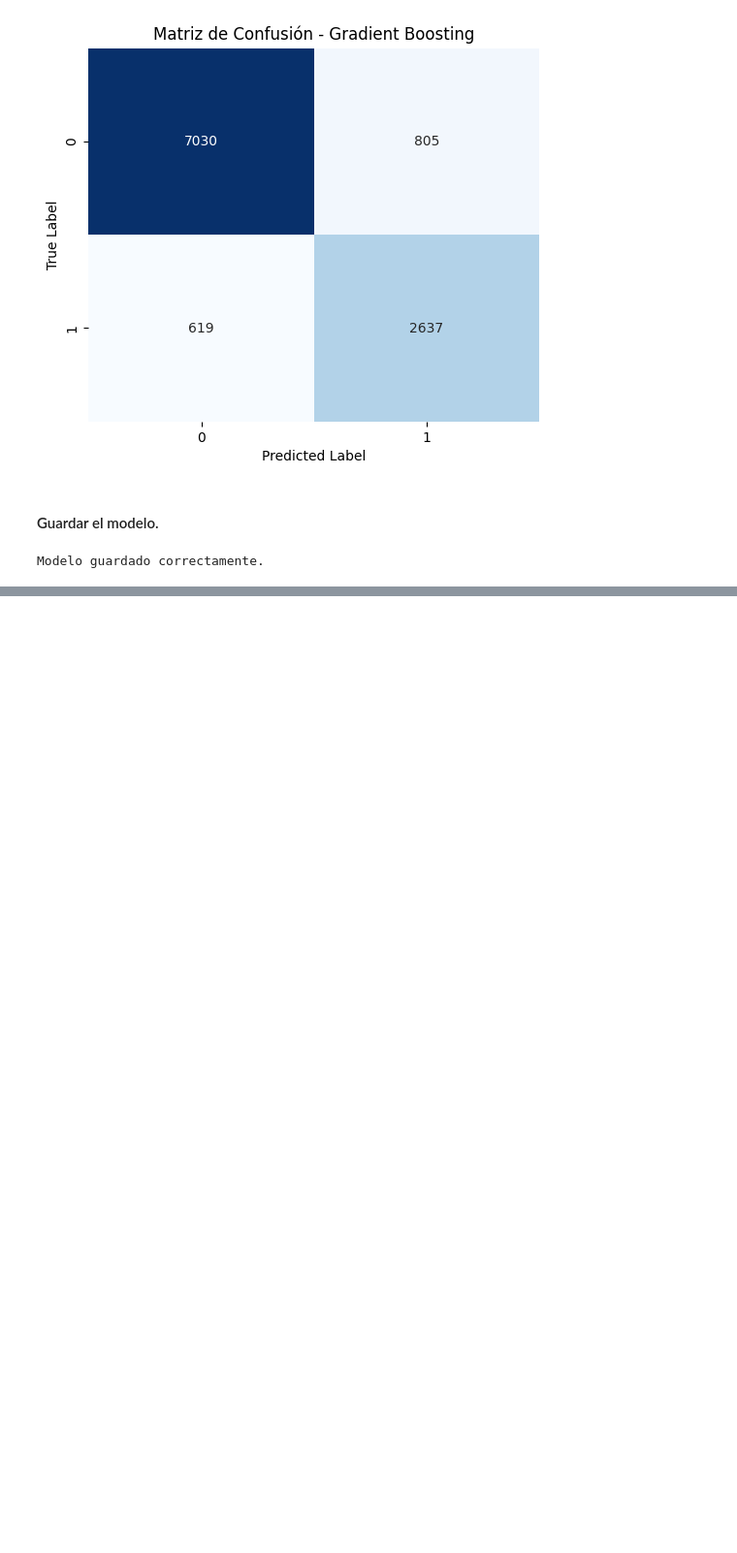
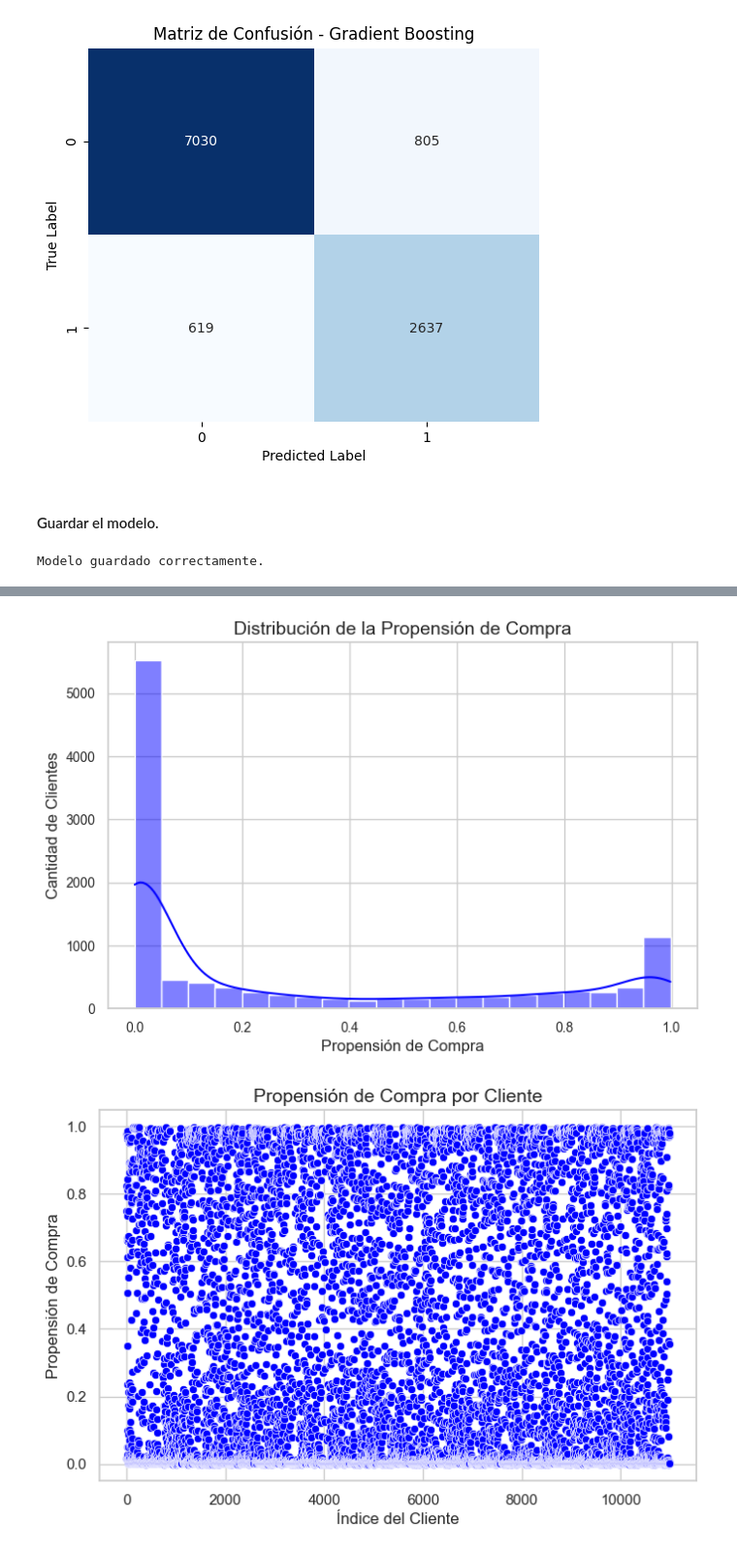
Before and after one commit to clauloro/Caso01_Propensity, a Jupyter notebook: Análisis Exploratorio de Datos - Propensión de Compra.ipynb, the cells around one changed output, grey strips where cells are left out. Shown at 97% size. Drawn from its saved outputs; the diff is of its cells as text; code cells hidden in the pictures; blank space fills up the shorter version.

Commit message:
Distribución propensión de compra.

```diff
--- a/Análisis Exploratorio de Datos - Propensión de Compra.ipynb
+++ b/Análisis Exploratorio de Datos - Propensión de Compra.ipynb
@@ -1810,0 +1833,3 @@ Modelo guardado correctamente.
+# %%
+file_path = "data/stg/Propensity_input.csv"
+df = pd.read_csv(file_path, index_col=0)
@@ -1810,0 +1868,6 @@ Modelo guardado correctamente.
+# %%
+modelo = joblib.load("models/modelo_gradient_boosting.pkl")
+
+# Ver qué columnas fueron usadas en el entrenamiento
+features_esperadas = modelo.feature_names_in_
+print("Columnas esperadas por el modelo:", features_esperadas)
@@ -1810,0 +1879,7 @@ Modelo guardado correctamente.
+# %%
+# Aplicar el modelo a los datos corregidos
+y_pred_proba = modelo.predict_proba(df)[:, 1]
+
+# Agregar la probabilidad al DataFrame original (sin eliminar CODE)
+df["Propension_Compra"] = y_pred_proba
+df["Predicción_Compra"] = (y_pred_proba >= 0.40).astype(int)
@@ -1810,0 +1897,24 @@ Modelo guardado correctamente.
+# %%
+# Configurar el estilo de los gráficos
+sns.set_style("whitegrid")
+
+# 📊 1️⃣ Histograma: Distribución de la Propensión de Compra
+plt.figure(figsize=(8,5))
+sns.histplot(df["Propension_Compra"], bins=20, kde=True, color="blue")
+plt.title("Distribución de la Propensión de Compra", fontsize=14)
+plt.xlabel("Propensión de Compra", fontsize=12)
+plt.ylabel("Cantidad de Clientes", fontsize=12)
+plt.xticks(fontsize=10)
+plt.yticks(fontsize=10)
+plt.show()
+
+# 📊 2️⃣ Scatter Plot: Propensión de Compra por Cliente
+plt.figure(figsize=(8,5))
+sns.scatterplot(x=range(len(df)), y=df["Propension_Compra"], color="blue")
+plt.title("Propensión de Compra por Cliente", fontsize=14)
+plt.xlabel("Índice del Cliente", fontsize=12)
+plt.ylabel("Propensión de Compra", fontsize=12)
+plt.show()
+# %% [output]
+[figure, added]
+[figure, added]
```
Also changed, not shown: parts of 37 cells of this notebook, 1 other file.
